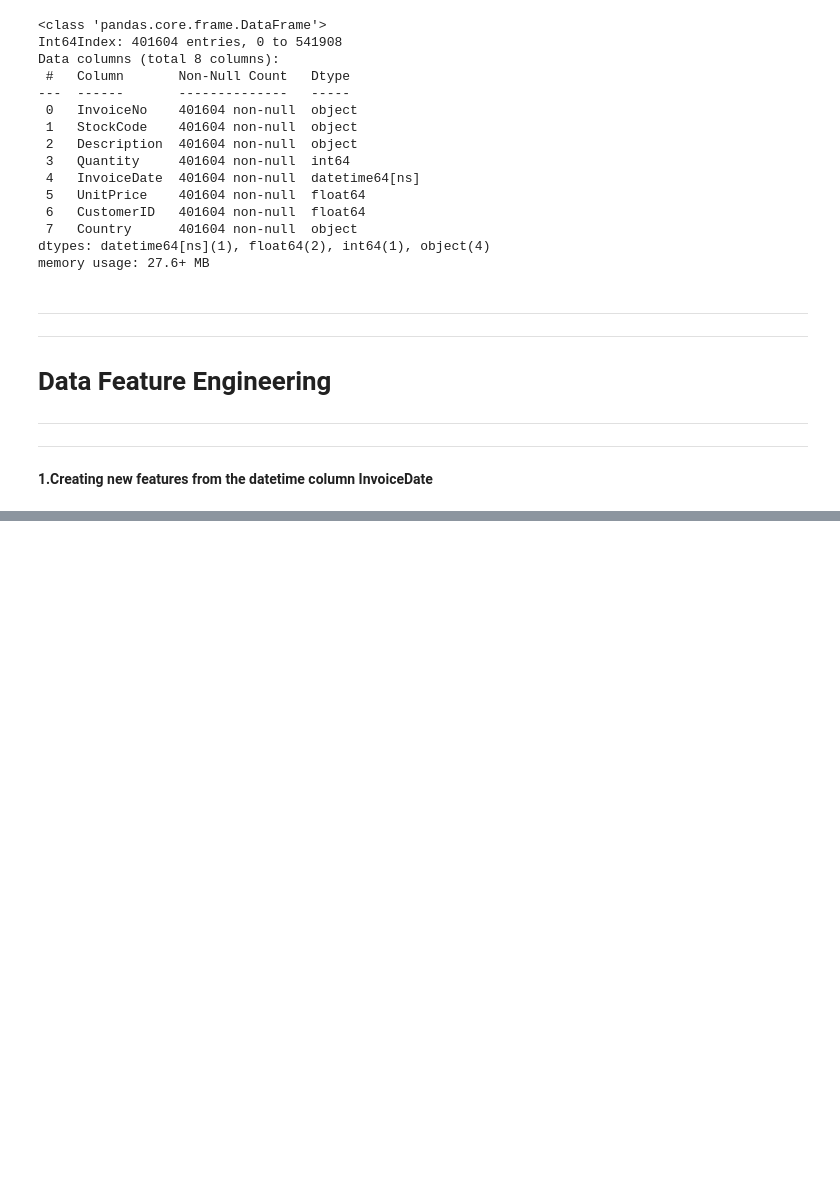
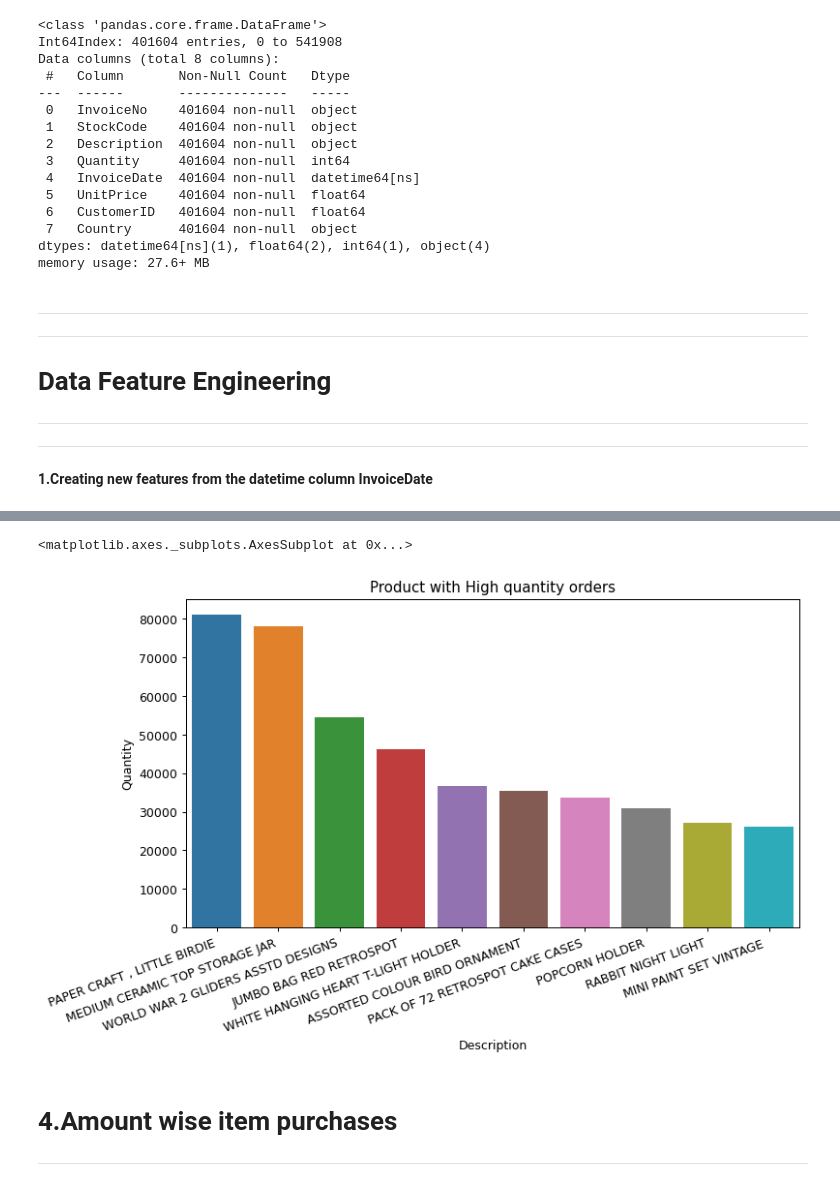
Before and after one commit to pratikghodke777/Online-Retail-Customer-Segmentation, a Jupyter notebook: Online_Retail_Customer_Segmentation_final_2_Capstone_Project.ipynb, the cells around one changed output, grey strips where cells are left out. Cells and saved outputs as stored; diff of their text form; code cells hidden in the pictures; blank space fills up the shorter version.

```diff
--- a/Online_Retail_Customer_Segmentation_final_2_Capstone_Project.ipynb
+++ b/Online_Retail_Customer_Segmentation_final_2_Capstone_Project.ipynb
@@ -244,0 +338,3 @@ NameError: ignored
+# %%
+product_quantity = df.groupby("Description").sum()["Quantity"].reset_index().sort_values("Quantity",ascending=False)
+product_quantity.head()
@@ -244,0 +348,14 @@ NameError: ignored
+# %%
+# Visualizing
+plt.figure(figsize=(20,5), dpi=90)
+plt.subplot(1,2,1)
+plt.xticks(rotation=20,ha='right')
+plt.title("Product with High quantity orders")
+sns.barplot(data=product_quantity.head(10),x="Description",y="Quantity")
+# %% [output]
+<matplotlib.axes._subplots.AxesSubplot at 0x...>
+[figure, added]
+# %% [markdown]
+# **4.Amount wise item purchases**
+
+---
```
Also changed, not shown: parts of 27 cells of this notebook.
